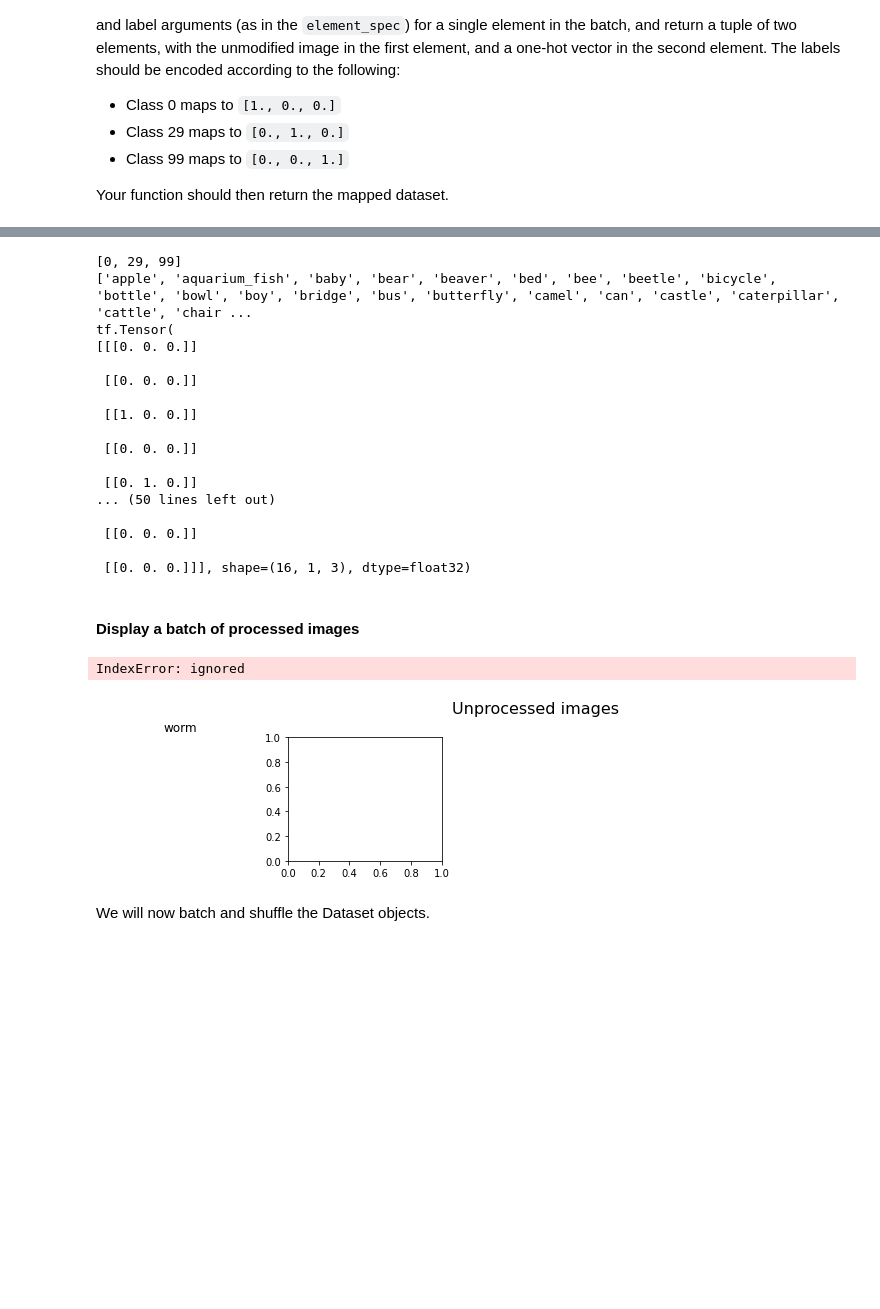
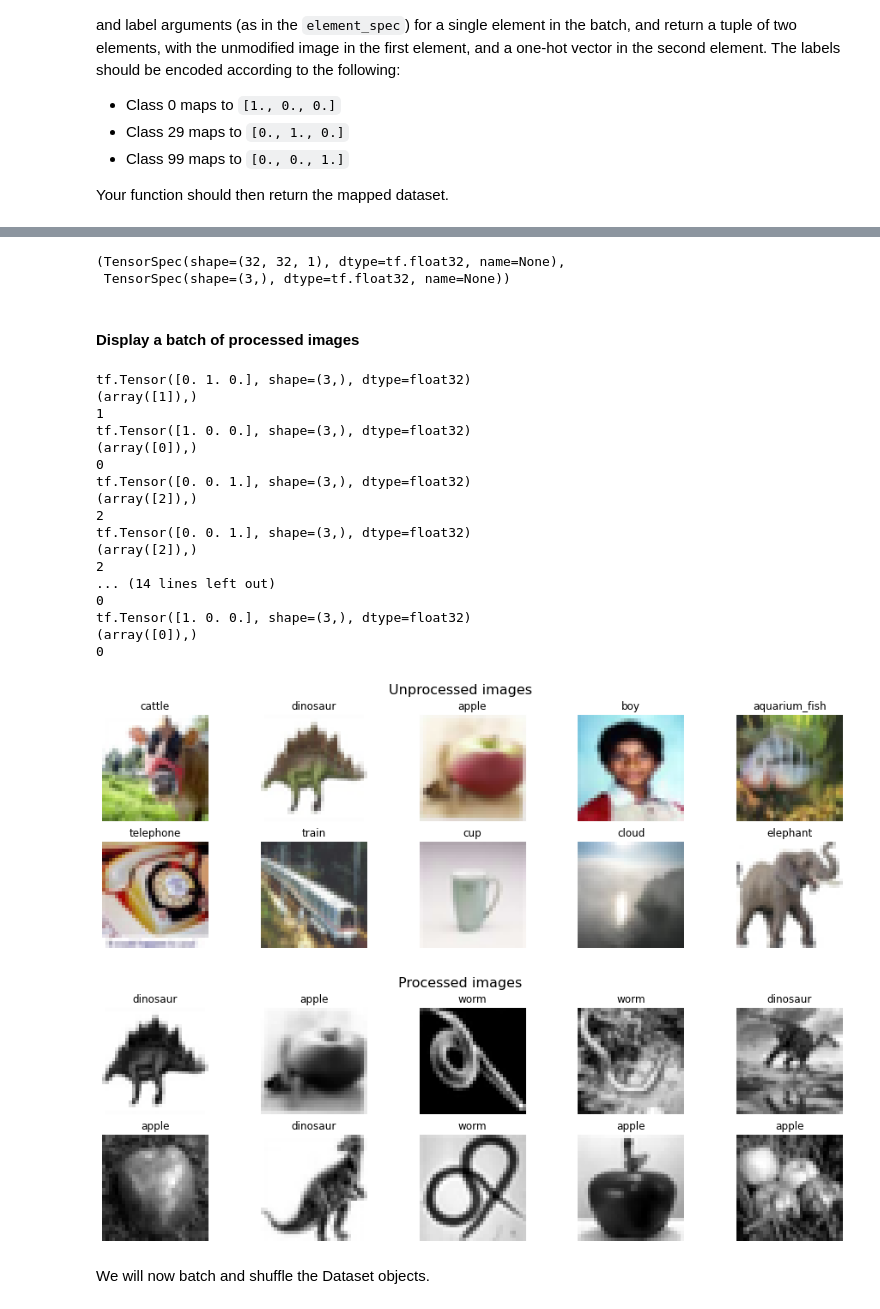
Before and after one commit to ravitata/tensorflow2, a Jupyter notebook: c2w2_Week_2_Programming_Assignment.ipynb, the cells around one changed output, grey strips where cells are left out. Saved outputs shown, nothing was run; the diff lists cells and outputs as text; code cells hidden in the pictures; blank space fills up the shorter version.

```diff
--- a/c2w2_Week_2_Programming_Assignment.ipynb
+++ b/c2w2_Week_2_Programming_Assignment.ipynb
@@ -665,5 +692,5 @@ array([[1., 0., 0.],
 # %%
 # Run the below cell to one-hot encode the training and test labels.
 
-train_dataset = map_labels(train_dataset)
-test_dataset = map_labels(test_dataset)
+train_dataset1 = map_labels(train_dataset_f)
+test_dataset1 = map_labels(test_dataset_f)
@@ -699,7 +737,7 @@ def map_images(dataset):
     """
     def rescale(image, label):
       img = image/255
-      #img = tf.reduce_mean(img, keepdims=True)
+      img = tf.reduce_mean(img, axis=2, keepdims=True,)
       return img, label
 
     dataset = dataset.map(rescale)
@@ -707,60 +745,62 @@ def map_images(dataset):
 # %%
 # Run the below cell to apply your mapping function to the datasets
 
-train_dataset_bw = map_images(train_dataset)
-test_dataset_bw = map_images(test_dataset)
+train_dataset_bw = map_images(train_dataset1)
+test_dataset_bw = map_images(test_dataset1)
-# %%
-print(cifar_classes)
-print(cifar_labels)
-
-for n, elem in enumerate(train_dataset.take(2)):
-    images, labels = elem
-    #plt.imshow(np.squeeze(images))
-    print(labels)
-    #print(cifar_labels[cifar_classes[np.where(labels == 1.)[0][0]]])
-# %% [output]
-[0, 29, 99]
-['apple', 'aquarium_fish', 'baby', 'bear', 'beaver', 'bed', 'bee', 'beetle', 'bicycle', 'bottle', 'bowl', 'boy', 'bridge', 'bus', 'butterfly', 'camel', 'can', 'castle', 'caterpillar', 'cattle', 'chair ...
-tf.Tensor(
-[[[0. 0. 0.]]
-
- [[0. 0. 0.]]
-
- [[1. 0. 0.]]
-
- [[0. 0. 0.]]
-
- [[0. 1. 0.]]
-... (50 lines left out)
-
- [[0. 0. 0.]]
-
- [[0. 0. 0.]]], shape=(16, 1, 3), dtype=float32)
+# %%
+train_dataset_bw.element_spec
+# %% [output]
+(TensorSpec(shape=(32, 32, 1), dtype=tf.float32, name=None),
+ TensorSpec(shape=(3,), dtype=tf.float32, name=None))
 # %% [markdown]
 #### Display a batch of processed images
 # %%
 # Run this cell to view a selection of images before and after processing
 
 plt.figure(figsize=(16,5))
 plt.suptitle("Unprocessed images", fontsize=16)
 for n, elem in enumerate(train_dataset.take(10)):
     images, labels = elem
+    #print(labels)
+    #print(labels.numpy()[0])
     ax = plt.subplot(2, 5, n+1)
-    plt.title(cifar_labels[cifar_classes[np.where(labels == 1.)[0][0]]])
-    #plt.imshow(np.squeeze(images), cmap='gray')
+    #plt.title(cifar_labels[cifar_classes[np.where(labels == 1.)[0][0]]])
+    plt.title(cifar_labels[labels.numpy()[0]])
+    plt.imshow(np.squeeze(images), cmap='gray')
     plt.axis('off')
 
 plt.figure(figsize=(16,5))
 plt.suptitle("Processed images", fontsize=16)
 for n, elem in enumerate(train_dataset_bw.take(10)):
     images_bw, labels_bw = elem
+    print(labels_bw)
+    print(np.where(labels_bw == 1.))
+    print(np.where(labels_bw == 1.)[0][0])
     ax = plt.subplot(2, 5, n+1)
     #plt.title(cifar_labels[cifar_classes[np.where(labels_bw == 1.)[0][0]]])
-    #plt.imshow(np.squeeze(images_bw), cmap='gray')
+    plt.title(cifar_labels[cifar_classes[np.where(labels_bw == 1.)[0][0]]])
+    plt.imshow(np.squeeze(images_bw), cmap='gray')
     plt.axis('off')
 # %% [output]
-IndexError: ignored
+tf.Tensor([0. 1. 0.], shape=(3,), dtype=float32)
+(array([1]),)
+1
+tf.Tensor([1. 0. 0.], shape=(3,), dtype=float32)
+(array([0]),)
+0
+tf.Tensor([0. 0. 1.], shape=(3,), dtype=float32)
+(array([2]),)
+2
+tf.Tensor([0. 0. 1.], shape=(3,), dtype=float32)
+(array([2]),)
+2
+... (14 lines left out)
+0
+tf.Tensor([1. 0. 0.], shape=(3,), dtype=float32)
+(array([0]),)
+0
-[figure, old version]
+[figure, new version]
+[figure, added]
 # %% [markdown]
 We will now batch and shuffle the Dataset objects.
 # %%
```
Also changed, not shown: parts of 22 cells of this notebook.
